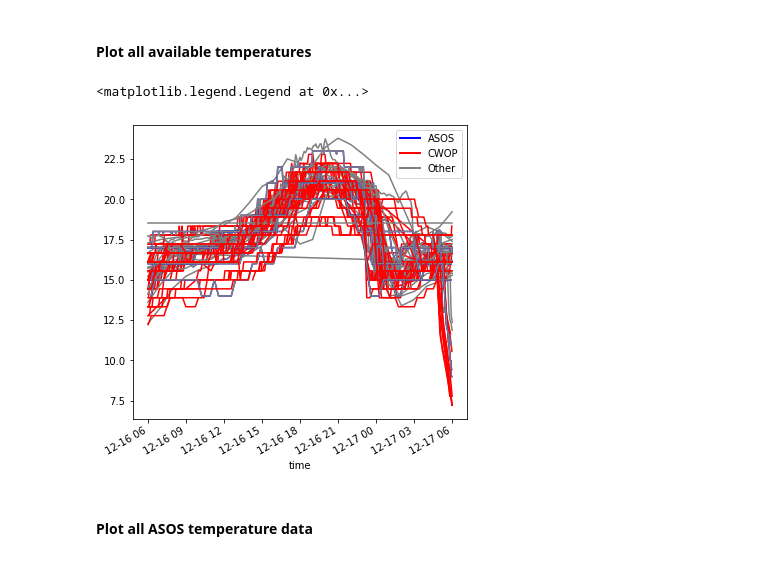
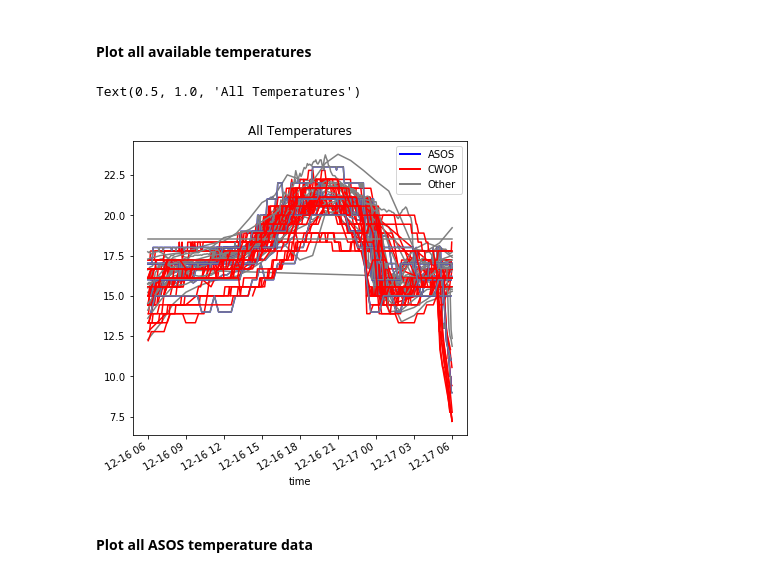
Before and after one commit to dm0096/mwest, a Jupyter notebook: cws_example.ipynb, the cells around one changed output. Drawn from its saved outputs; the diff is of its cells as text; code cells hidden in the pictures.

```diff
--- a/cws_example.ipynb
+++ b/cws_example.ipynb
@@ -105,22 +105,24 @@ ax.legend(handles=legendElements)
 # %%
 fig, ax = plt.subplots(figsize=(6,6))
 
 for s in st:
     if s.mnet == 1:
         s.toDataFrame()['temp'].plot(ax=ax, color='b')
     if s.mnet == 65:
         s.toDataFrame()['temp'].plot(ax=ax, color='r')
     else:
         s.toDataFrame()['temp'].plot(ax=ax, color='gray')
 
 # create a custom legend
 custom_lines = [Line2D([0], [0], color='b', lw=2),
                 Line2D([0], [0], color='r', lw=2),
                 Line2D([0], [0], color='gray', lw=2)]
 ax.legend(custom_lines, ['ASOS', 'CWOP', 'Other'])
+
+plt.title('All Temperatures')
 # %% [output]
-<matplotlib.legend.Legend at 0x...>
+Text(0.5, 1.0, 'All Temperatures')
-[figure, old version]
+[figure, new version]
 # %% [markdown]
 #### Plot all ASOS temperature data
 # %%
```
Also changed, not shown: parts of 16 cells of this notebook.
